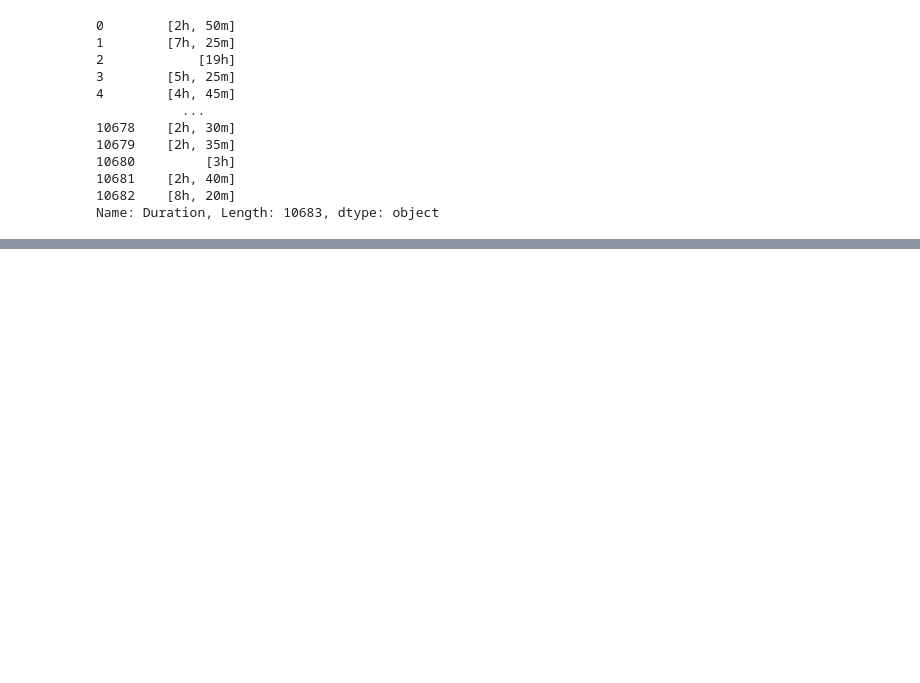
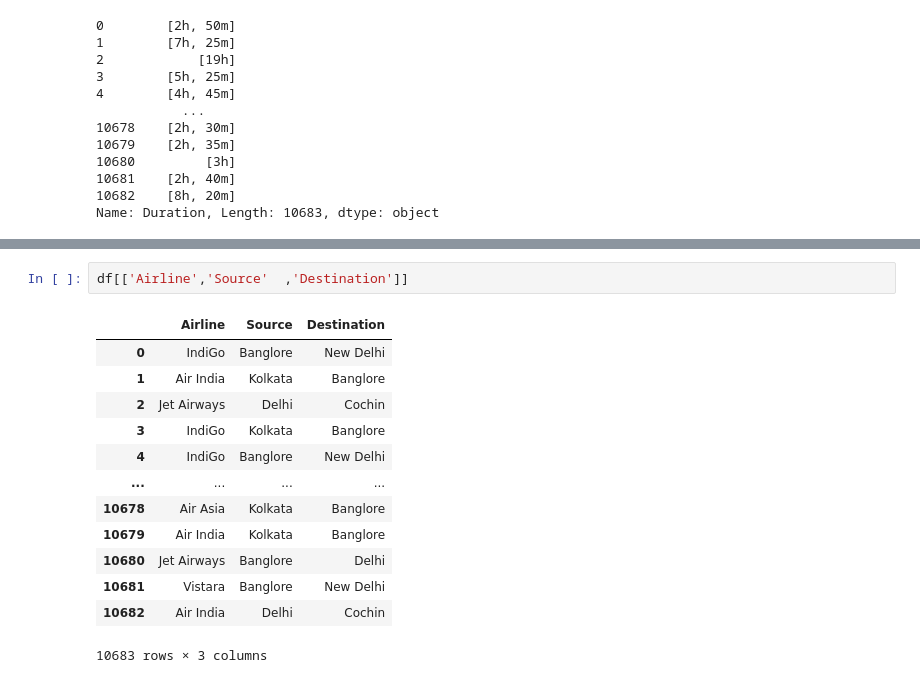
Before and after one commit to syedmqasim029/DAILY_ML, a Jupyter notebook: EDA and FE on Flight Price Prediction /eda_fe.ipynb, the cells around one changed output, grey strips where cells are left out. Cells and saved outputs as stored; diff of their text form; blank space fills up the shorter version.

```diff
--- a/EDA and FE on Flight Price Prediction /eda_fe.ipynb
+++ b/EDA and FE on Flight Price Prediction /eda_fe.ipynb
@@ -301,0 +444,16 @@ Name: Duration, Length: 10683, dtype: object
+# %%
+df[['Airline','Source'	,'Destination']]
+# %% [output]
+|  | Airline | Source | Destination |
+| 0 | IndiGo | Banglore | New Delhi |
+| 1 | Air India | Kolkata | Banglore |
+| 2 | Jet Airways | Delhi | Cochin |
+| 3 | IndiGo | Kolkata | Banglore |
+| 4 | IndiGo | Banglore | New Delhi |
+| ... | ... | ... | ... |
+| 10678 | Air Asia | Kolkata | Banglore |
+| 10679 | Air India | Kolkata | Banglore |
+| 10680 | Jet Airways | Banglore | Delhi |
+| 10681 | Vistara | Banglore | New Delhi |
+| 10682 | Air India | Delhi | Cochin |
+10683 rows × 3 columns
```
Also changed, not shown: parts of 43 cells of this notebook.
